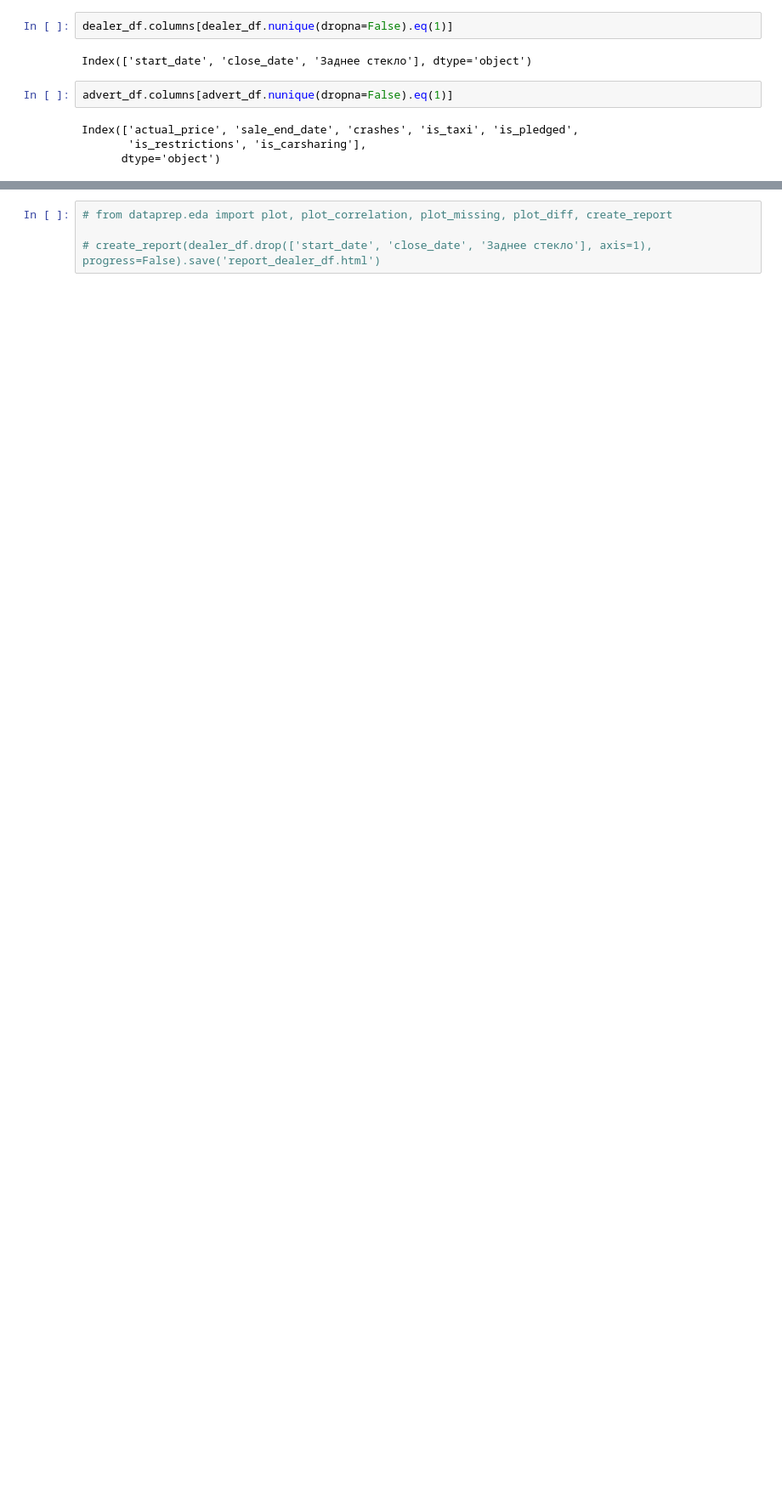
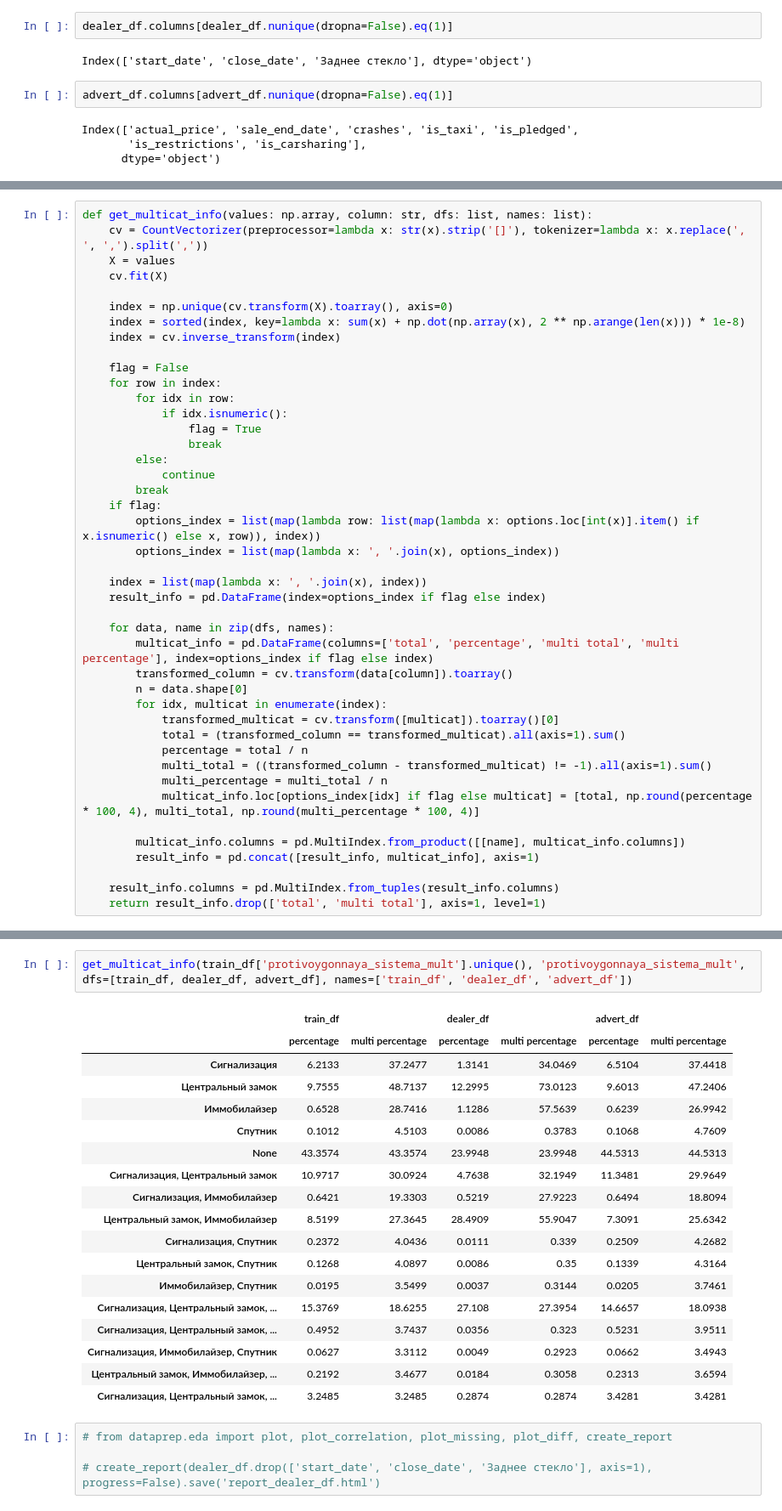
Before and after one commit to Sinus2x/CarValuationService, a Jupyter notebook: notebooks/eda_ryzhkov.ipynb, the cells around one changed output, grey strips where cells are left out. Shown: that part at 85% size. Saved outputs shown, nothing was run; the diff lists cells and outputs as text; blank space fills up the shorter version.

Commit message:
add percentage tables for multicats

```diff
--- a/notebooks/eda_ryzhkov.ipynb
+++ b/notebooks/eda_ryzhkov.ipynb
@@ -227,0 +221,43 @@ dealer_df.loc[:, dealer_df.nunique(dropna=False) == 1]
+# %%
+def get_multicat_info(values: np.array, column: str, dfs: list, names: list):
+    cv = CountVectorizer(preprocessor=lambda x: str(x).strip('[]'), tokenizer=lambda x: x.replace(', ', ',').split(','))
+    X = values
+    cv.fit(X)
+
+    index = np.unique(cv.transform(X).toarray(), axis=0)
+    index = sorted(index, key=lambda x: sum(x) + np.dot(np.array(x), 2 ** np.arange(len(x))) * 1e-8)
+    index = cv.inverse_transform(index)
+
+    flag = False
+    for row in index:
+        for idx in row:
+            if idx.isnumeric():
+                flag = True
+                break
+        else:
+            continue
+        break
+    if flag:
+        options_index = list(map(lambda row: list(map(lambda x: options.loc[int(x)].item() if x.isnumeric() else x, row)), index))
+        options_index = list(map(lambda x: ', '.join(x), options_index))
+
+    index = list(map(lambda x: ', '.join(x), index))
+    result_info = pd.DataFrame(index=options_index if flag else index)
+
+    for data, name in zip(dfs, names):
+        multicat_info = pd.DataFrame(columns=['total', 'percentage', 'multi total', 'multi percentage'], index=options_index if flag else index)
+        transformed_column = cv.transform(data[column]).toarray()
+        n = data.shape[0]
+        for idx, multicat in enumerate(index):
+            transformed_multicat = cv.transform([multicat]).toarray()[0]
+            total = (transformed_column == transformed_multicat).all(axis=1).sum()
+            percentage = total / n
+            multi_total = ((transformed_column - transformed_multicat) != -1).all(axis=1).sum()
+            multi_percentage = multi_total / n
+            multicat_info.loc[options_index[idx] if flag else multicat] = [total, np.round(percentage * 100, 4), multi_total, np.round(multi_percentage * 100, 4)]
+
+        multicat_info.columns = pd.MultiIndex.from_product([[name], multicat_info.columns])
+        result_info = pd.concat([result_info, multicat_info], axis=1)
+
+    result_info.columns = pd.MultiIndex.from_tuples(result_info.columns)
+    return result_info.drop(['total', 'multi total'], axis=1, level=1)
@@ -228,3 +348,24 @@ dealer_df.loc[:, dealer_df.nunique(dropna=False) == 1]
+# %%
+get_multicat_info(train_df['protivoygonnaya_sistema_mult'].unique(), 'protivoygonnaya_sistema_mult', dfs=[train_df, dealer_df, advert_df], names=['train_df', 'dealer_df', 'advert_df'])
+# %% [output]
+|  | train_df |  | dealer_df |  | advert_df |  |
+|  | percentage | multi percentage | percentage | multi percentage | percentage | multi percentage |
+| Сигнализация | 6.2133 | 37.2477 | 1.3141 | 34.0469 | 6.5104 | 37.4418 |
+| Центральный замок | 9.7555 | 48.7137 | 12.2995 | 73.0123 | 9.6013 | 47.2406 |
+| Иммобилайзер | 0.6528 | 28.7416 | 1.1286 | 57.5639 | 0.6239 | 26.9942 |
+| Спутник | 0.1012 | 4.5103 | 0.0086 | 0.3783 | 0.1068 | 4.7609 |
+| None | 43.3574 | 43.3574 | 23.9948 | 23.9948 | 44.5313 | 44.5313 |
+| Сигнализация, Центральный замок | 10.9717 | 30.0924 | 4.7638 | 32.1949 | 11.3481 | 29.9649 |
+| Сигнализация, Иммобилайзер | 0.6421 | 19.3303 | 0.5219 | 27.9223 | 0.6494 | 18.8094 |
+| Центральный замок, Иммобилайзер | 8.5199 | 27.3645 | 28.4909 | 55.9047 | 7.3091 | 25.6342 |
+| Сигнализация, Спутник | 0.2372 | 4.0436 | 0.0111 | 0.339 | 0.2509 | 4.2682 |
+| Центральный замок, Спутник | 0.1268 | 4.0897 | 0.0086 | 0.35 | 0.1339 | 4.3164 |
+| Иммобилайзер, Спутник | 0.0195 | 3.5499 | 0.0037 | 0.3144 | 0.0205 | 3.7461 |
+| Сигнализация, Центральный замок, ... | 15.3769 | 18.6255 | 27.108 | 27.3954 | 14.6657 | 18.0938 |
+| Сигнализация, Центральный замок, ... | 0.4952 | 3.7437 | 0.0356 | 0.323 | 0.5231 | 3.9511 |
+| Сигнализация, Иммобилайзер, Спутник | 0.0627 | 3.3112 | 0.0049 | 0.2923 | 0.0662 | 3.4943 |
+| Центральный замок, Иммобилайзер, ... | 0.2192 | 3.4677 | 0.0184 | 0.3058 | 0.2313 | 3.6594 |
+| Сигнализация, Центральный замок, ... | 3.2485 | 3.2485 | 0.2874 | 0.2874 | 3.4281 | 3.4281 |
 # %%
 # from dataprep.eda import plot, plot_correlation, plot_missing, plot_diff, create_report
 
```
Also changed, not shown: parts of 6 cells of this notebook.
